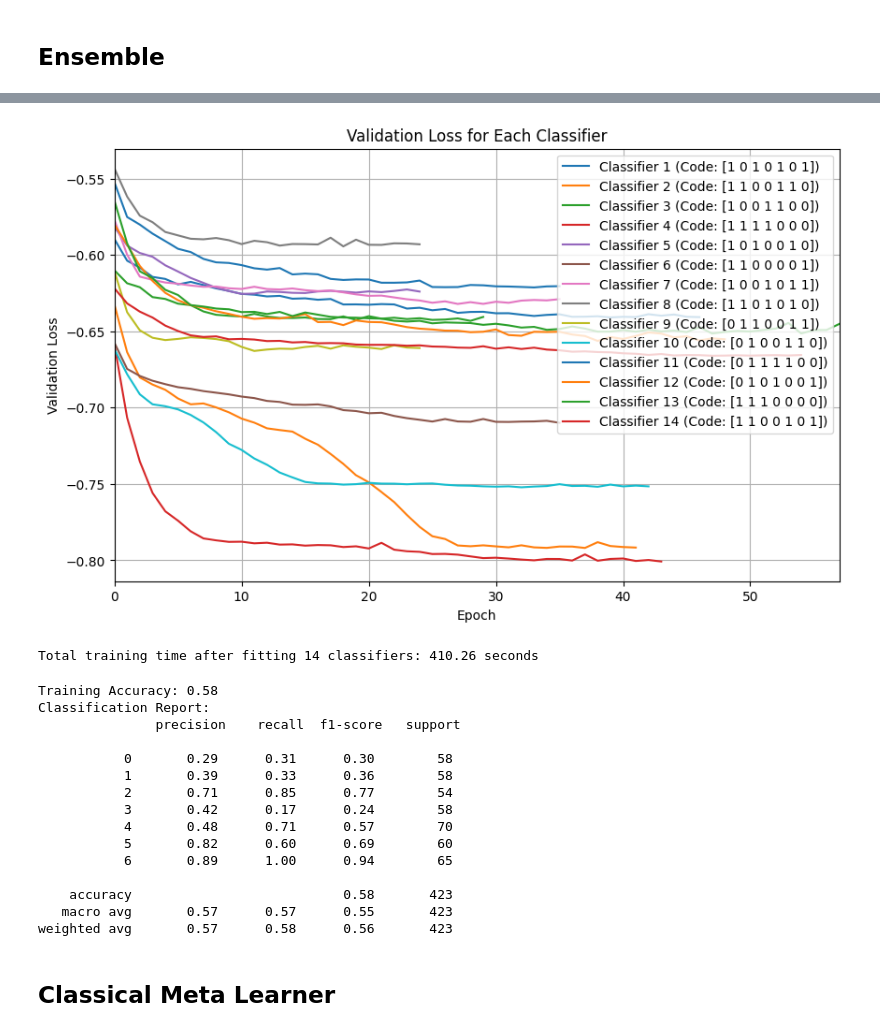
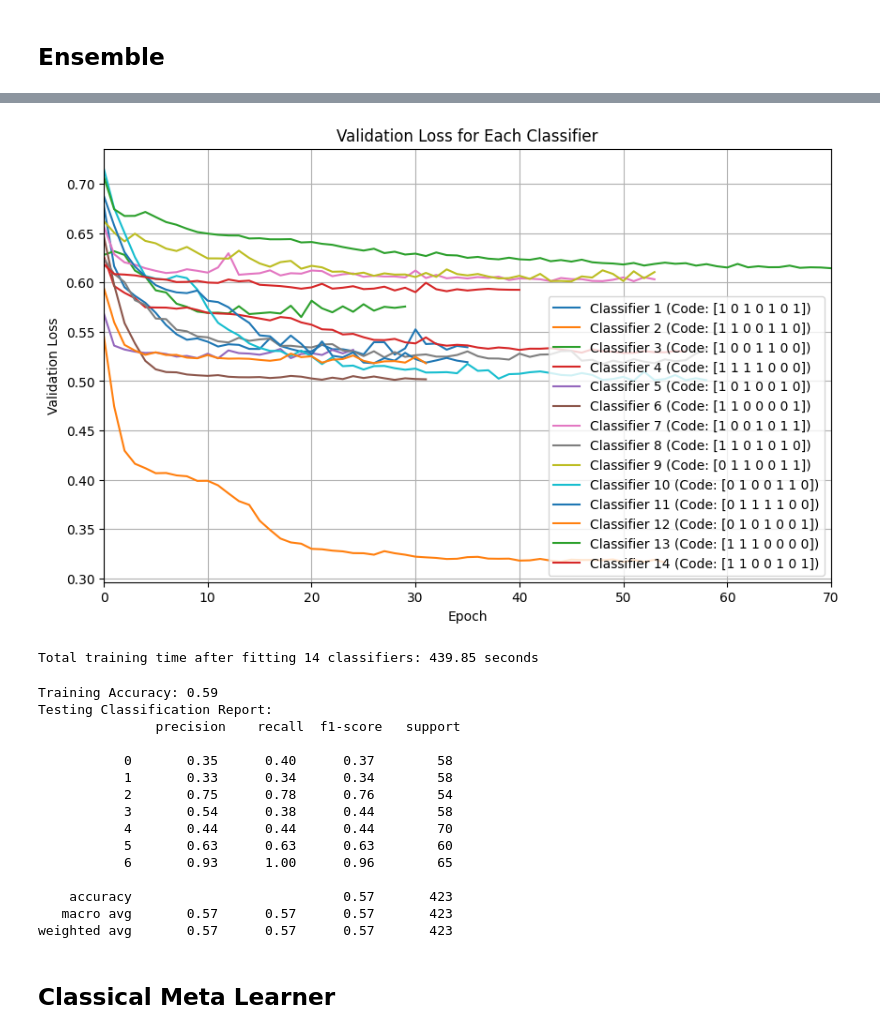
Before and after one commit to EdwardM222/QML-RP, a Jupyter notebook: thesis.ipynb, the cells around one changed output, grey strips where cells are left out. Drawn from its saved outputs; the diff is of its cells as text; code cells hidden in the pictures.

Commit message:
classical meta learner tests

```diff
--- a/thesis.ipynb
+++ b/thesis.ipynb
@@ -349,30 +331,30 @@ X_test_scaled = scaler.transform(X_test)
 # %%
 ens = QuECOC(feats_per_qubit=3, reuploads=3, trainable_layers=[1,2,3]).to(DEVICE)
-ens.fit(X_train_scaled, y_train, X_test_scaled, y_test, epochs=200, plot=True, verbose=True)
+ens.fit(X_train, y_train, X_test, y_test, epochs=200, plot=True, verbose=True)
 # %% [output]
-[figure, old version]
+[figure, new version]
-Total training time after fitting 14 classifiers: 410.26 seconds
+Total training time after fitting 14 classifiers: 439.85 seconds
 # %%
-train_score = ens.score(X_train_scaled, y_train)
+train_score = ens.score(X_train, y_train)
 
 print(f"Training Accuracy: {train_score:.2f}")
-print("Testing Classification Report:\n", classification_report(y_test, ens.predict(X_test_scaled), zero_division=0))
+print("Testing Classification Report:\n", classification_report(y_test, ens.predict(X_test), zero_division=0))
 # %% [output]
-Training Accuracy: 0.58
-Classification Report:
+Training Accuracy: 0.59
+Testing Classification Report:
                precision    recall  f1-score   support
 
-           0       0.29      0.31      0.30        58
-           1       0.39      0.33      0.36        58
-           2       0.71      0.85      0.77        54
-           3       0.42      0.17      0.24        58
-           4       0.48      0.71      0.57        70
-           5       0.82      0.60      0.69        60
-           6       0.89      1.00      0.94        65
+           0       0.35      0.40      0.37        58
+           1       0.33      0.34      0.34        58
+           2       0.75      0.78      0.76        54
+           3       0.54      0.38      0.44        58
+           4       0.44      0.44      0.44        70
+           5       0.63      0.63      0.63        60
+           6       0.93      1.00      0.96        65
 
-    accuracy                           0.58       423
-   macro avg       0.57      0.57      0.55       423
-weighted avg       0.57      0.58      0.56       423
+    accuracy                           0.57       423
+   macro avg       0.57      0.57      0.57       423
+weighted avg       0.57      0.57      0.57       423
 # %% [markdown]
 ## Classical Meta Learner
 # %%
```
Also changed, not shown: parts of 9 cells of this notebook, 1 other file.
